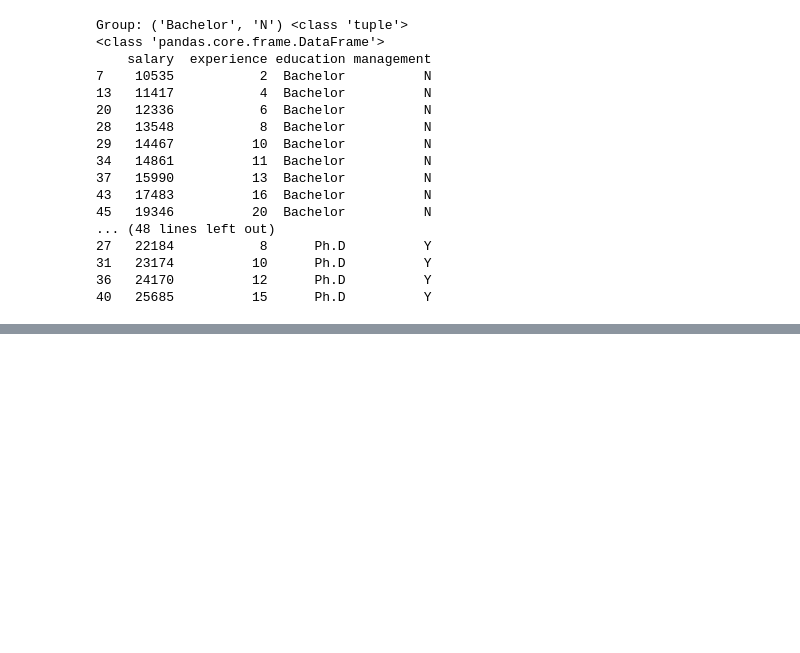
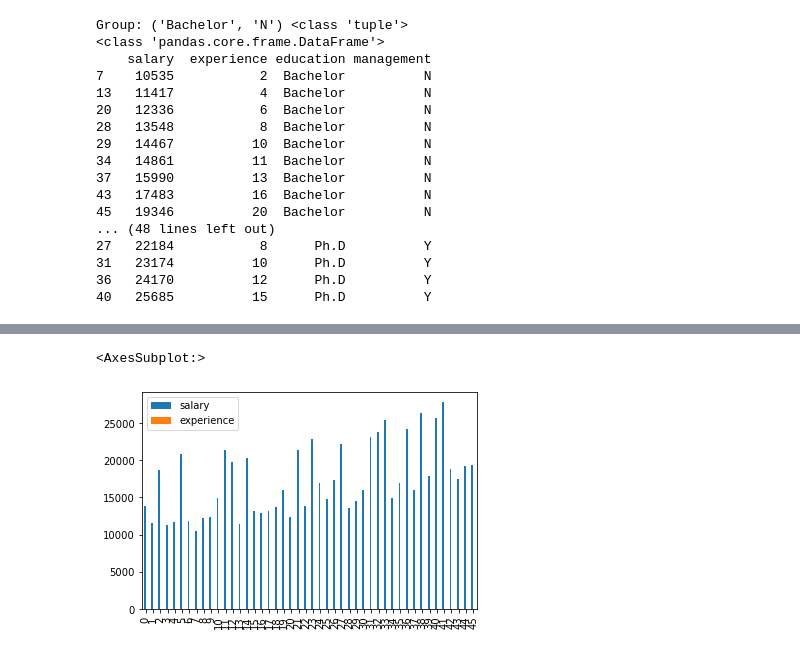
Before and after one commit to subbu27iitb/Training01, a Jupyter notebook: Pandas.ipynb, the cells around one changed output, grey strips where cells are left out. Drawn from its saved outputs; the diff is of its cells as text; code cells hidden in the pictures; blank space fills up the shorter version.

```diff
--- a/Pandas.ipynb
+++ b/Pandas.ipynb
@@ -1408,0 +1470,5 @@ Group: ('Bachelor', 'N') <class 'tuple'>
+# %%
+df.plot.bar()
+# %% [output]
+<AxesSubplot:>
+[figure, added]
```
Also changed, not shown: parts of 17 cells of this notebook.
